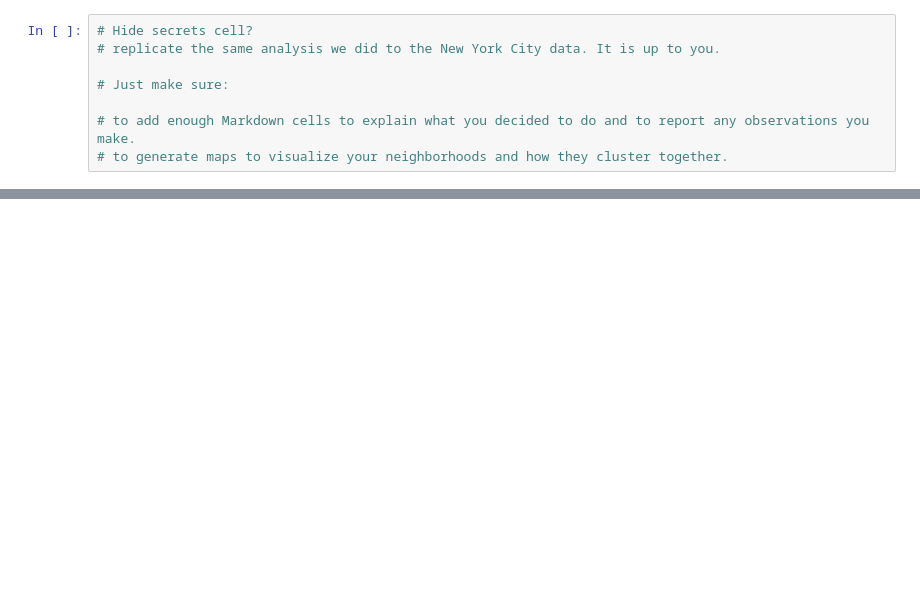
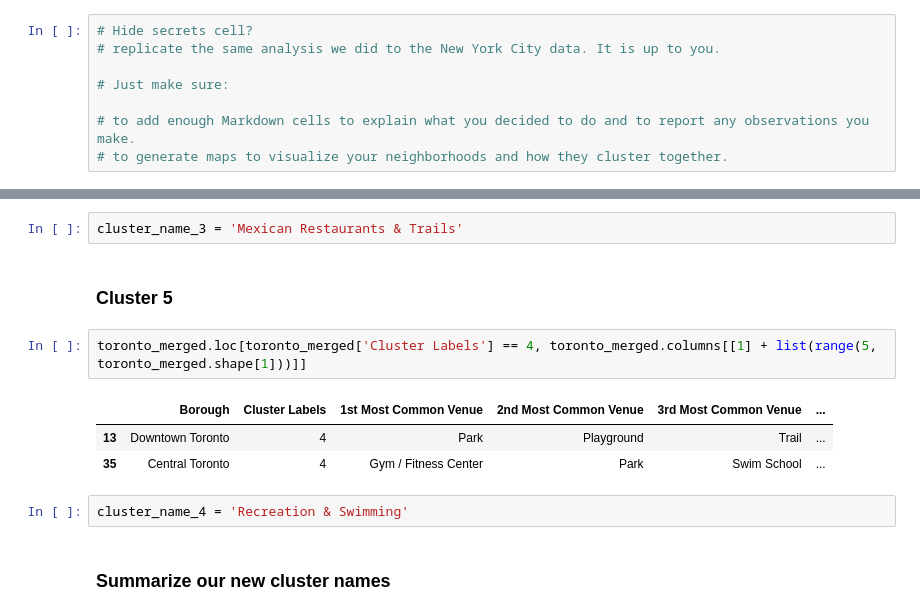
Before and after one commit to rojyates/Coursera_Capstone, a Jupyter notebook: Capstone Week 3 Canadian PostCodes.ipynb, the cells around one changed output, grey strips where cells are left out. Cells and saved outputs as stored; diff of their text form; blank space fills up the shorter version.

```diff
--- a/Capstone Week 3 Canadian PostCodes.ipynb
+++ b/Capstone Week 3 Canadian PostCodes.ipynb
@@ -605,0 +662,14 @@ map_clusters
+# %%
+cluster_name_3 = 'Mexican Restaurants & Trails'
+# %% [markdown]
+### Cluster 5
+# %%
+toronto_merged.loc[toronto_merged['Cluster Labels'] == 4, toronto_merged.columns[[1] + list(range(5, toronto_merged.shape[1]))]]
+# %% [output]
+|  | Borough | Cluster Labels | 1st Most Common Venue | 2nd Most Common Venue | 3rd Most Common Venue | ... |
+| 13 | Downtown Toronto | 4 | Park | Playground | Trail | ... |
+| 35 | Central Toronto | 4 | Gym / Fitness Center | Park | Swim School | ... |
+# %%
+cluster_name_4 = 'Recreation & Swimming'
+# %% [markdown]
+### Summarize our new cluster names
```
Also changed, not shown: parts of 32 cells of this notebook.
